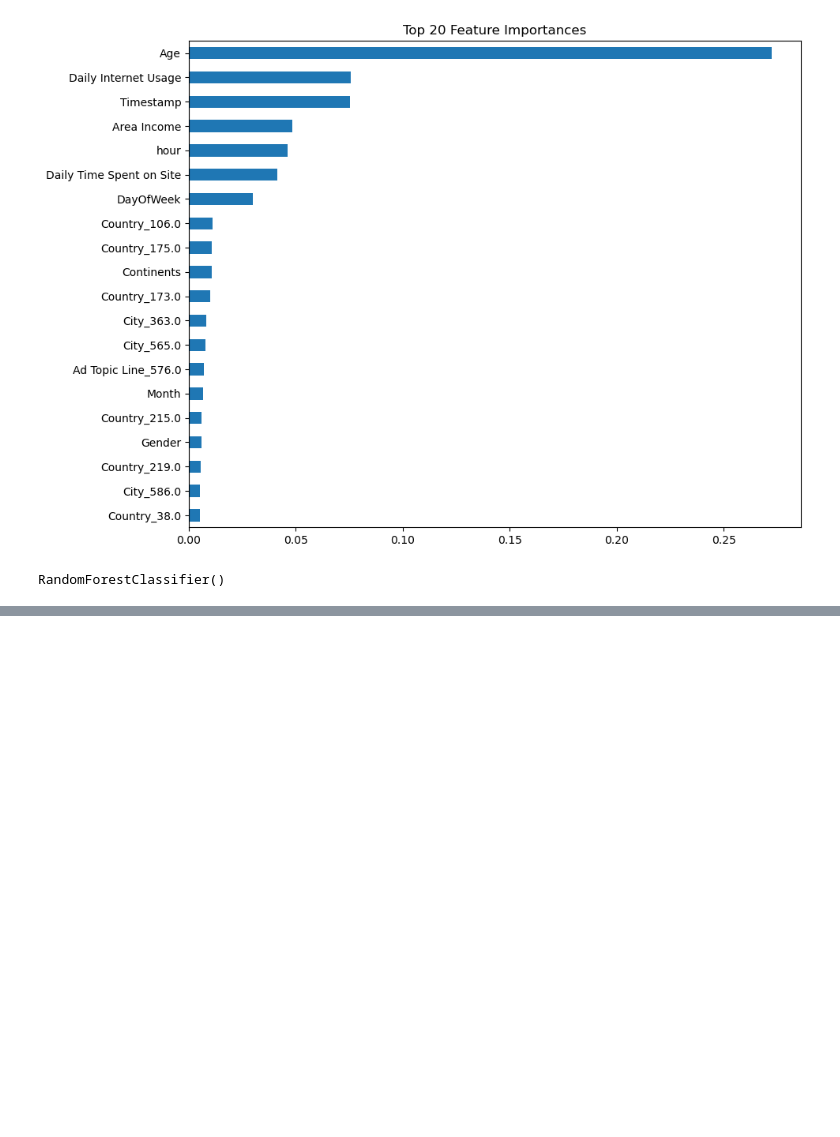
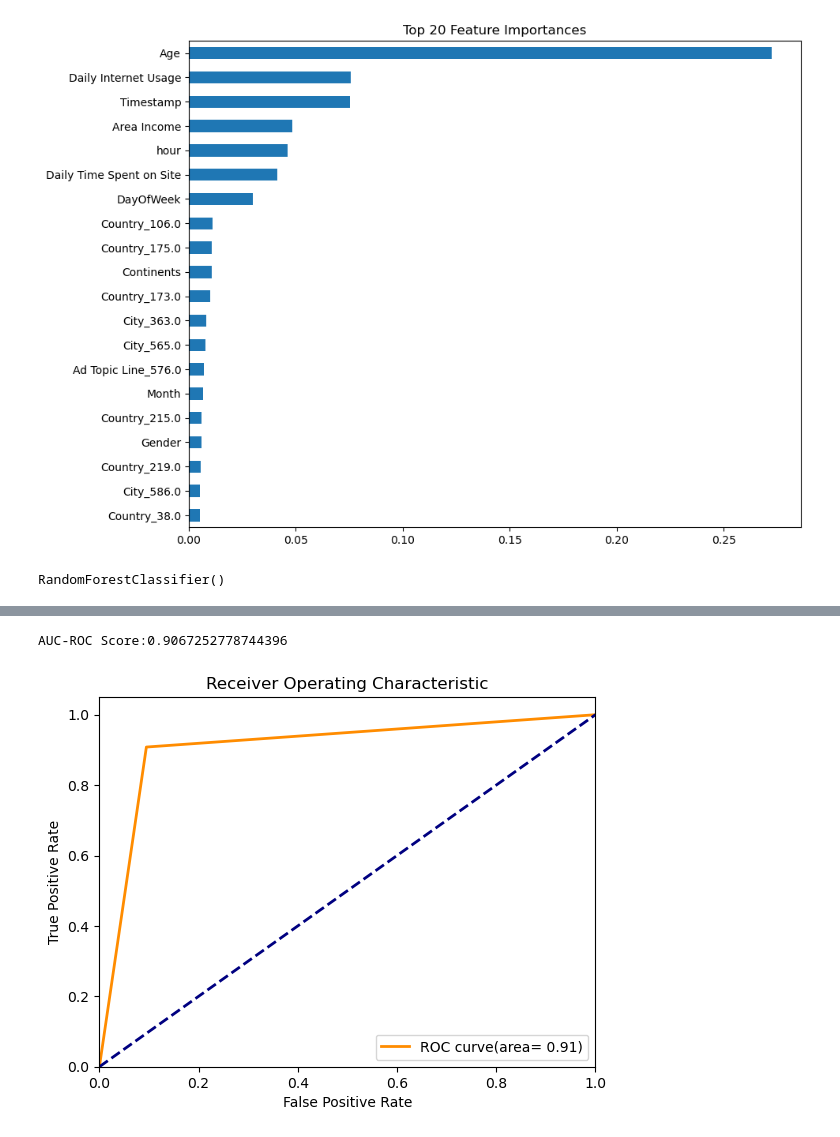
Before and after one commit to Jeeva046/Click_rate_prediction, a Jupyter notebook: Click_rate_prediction.ipynb, the cells around one changed output, grey strips where cells are left out. Saved outputs shown, nothing was run; the diff lists cells and outputs as text; code cells hidden in the pictures; blank space fills up the shorter version.

```diff
--- a/Click_rate_prediction.ipynb
+++ b/Click_rate_prediction.ipynb
@@ -319,0 +414,37 @@ from sklearn.metrics import ConfusionMatrixDisplay
+# %%
+auc_roc = roc_auc_score(y_test,y_pred)
+print(f'AUC-ROC Score:{auc_roc}')
+
+# step 6 : plot ROC curve
+fpr,tpr,_ = roc_curve(y_test,y_pred)
+# Calculates the FPR and TPR
+# at various threshold settings for the given y_test(actual)
+# and y_predict(predicted probabilities or scores).
+
+plt.figure()
+# creates a new figure for the plot
+
+plt.plot(fpr,tpr,color='darkorange',lw=2,label='ROC curve(area= %0.2f)'%auc_roc)
+# plots the roc curve using  the FPR (x-axis) and TPR(y-axis) values
+# color
+#lw = line width = 2
+# label = auc-roc adds a label to the curve
+# showing the AUC -ROC score.
+
+plt.plot([0,1],[0,1],color='navy',lw=2,linestyle='--')
+# plot a diagonal line from(0,0), to (1,1)representing
+# the roc curve of a purely random classifier.
+
+
+plt.xlim([0.0,1.0])
+plt.ylim([0.0,1.05])
+
+#sets the limits for the x-axis and y-axis representively.
+plt.xlabel('False Positive Rate')
+plt.ylabel('True Positive Rate')
+plt.title('Receiver Operating Characteristic')
+plt.legend(loc='lower right')
+plt.show()
+# %% [output]
+AUC-ROC Score:0.9067252778744396
+[figure, added]
```
Also changed, not shown: parts of 16 cells of this notebook, 1 other file.
